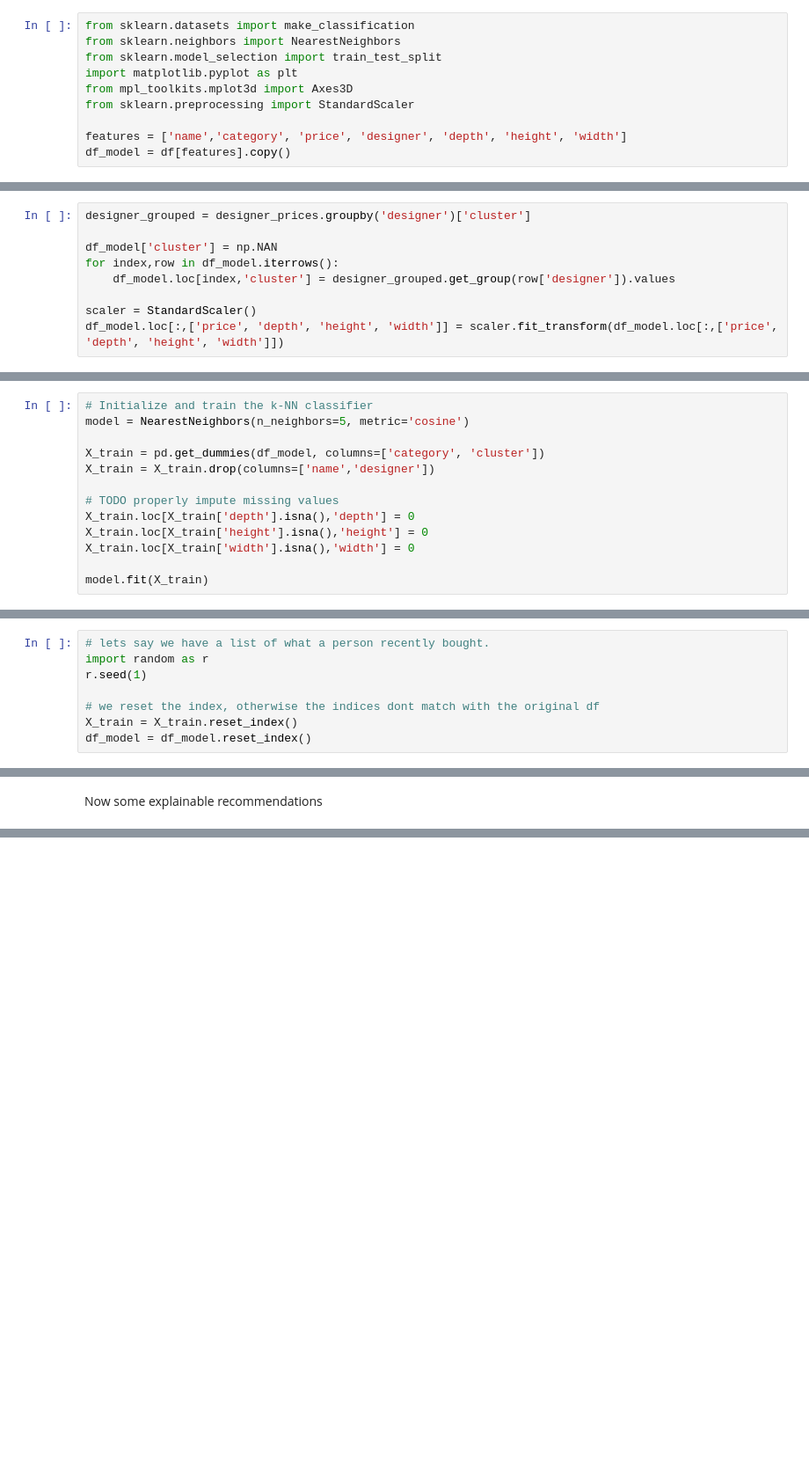
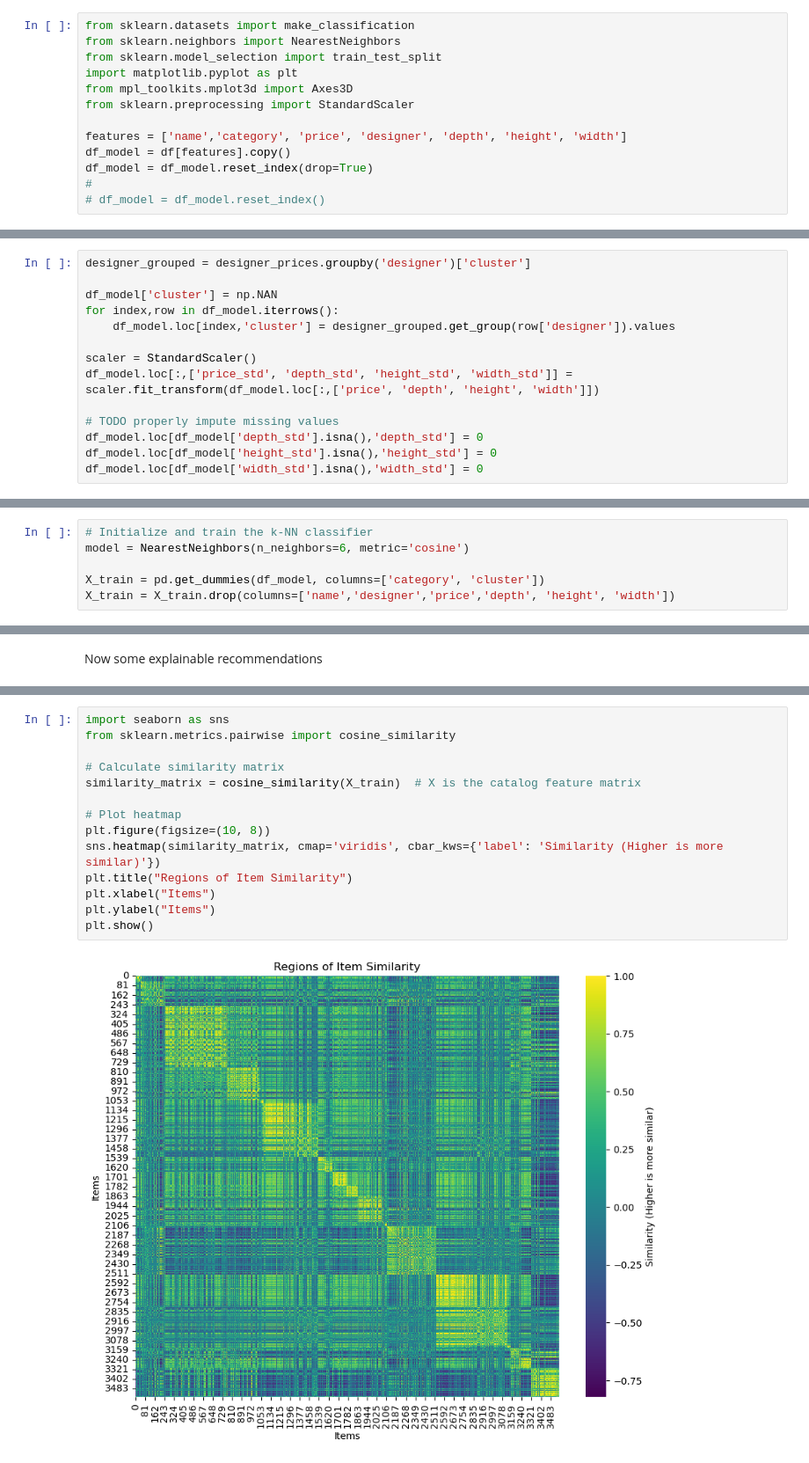
Before and after one commit to noah18c/IVDA_G10, a Jupyter notebook: group10_g2.ipynb, the cells around one changed output, grey strips where cells are left out. Shown at 88% size. Saved outputs shown, nothing was run; the diff lists cells and outputs as text; blank space fills up the shorter version.

```diff
--- a/group10_g2.ipynb
+++ b/group10_g2.ipynb
@@ -336,6 +342,9 @@ from sklearn.preprocessing import StandardScaler
 
 features = ['name','category', 'price', 'designer', 'depth', 'height', 'width']
 df_model = df[features].copy()
+df_model = df_model.reset_index(drop=True)
+#
+# df_model = df_model.reset_index()
 # %%
 # Now we will create a new feature that is based on hierarchical cluster
 # We calculate the average price for each designer
@@ -410,19 +414,17 @@ for index,row in df_model.iterrows():
     df_model.loc[index,'cluster'] = designer_grouped.get_group(row['designer']).values
 
 scaler = StandardScaler()
-df_model.loc[:,['price', 'depth', 'height', 'width']] = scaler.fit_transform(df_model.loc[:,['price', 'depth', 'height', 'width']])
+df_model.loc[:,['price_std', 'depth_std', 'height_std', 'width_std']] = scaler.fit_transform(df_model.loc[:,['price', 'depth', 'height', 'width']])
+
+# TODO properly impute missing values
+df_model.loc[df_model['depth_std'].isna(),'depth_std'] = 0
+df_model.loc[df_model['height_std'].isna(),'height_std'] = 0
+df_model.loc[df_model['width_std'].isna(),'width_std'] = 0
 # %% [markdown]
 From here on we will use this cluster as a filter, which will help with our explainable recommendations.
 # %%
 # Initialize and train the k-NN classifier
-model = NearestNeighbors(n_neighbors=5, metric='cosine')
+model = NearestNeighbors(n_neighbors=6, metric='cosine')
 
 X_train = pd.get_dummies(df_model, columns=['category', 'cluster'])
-X_train = X_train.drop(columns=['name','designer'])
-
-# TODO properly impute missing values
-X_train.loc[X_train['depth'].isna(),'depth'] = 0
-X_train.loc[X_train['height'].isna(),'height'] = 0
-X_train.loc[X_train['width'].isna(),'width'] = 0
-
-model.fit(X_train)
+X_train = X_train.drop(columns=['name','designer','price','depth', 'height', 'width'])
@@ -455,12 +464,4 @@ print(similar_indices.shape)
 (3553, 5)
 # %% [markdown]
 Now lets say we have some new data, how does this look?
-# %%
-# lets say we have a list of what a person recently bought.
-import random as r
-r.seed(1)
-
-# we reset the index, otherwise the indices dont match with the original df
-X_train = X_train.reset_index()
-df_model = df_model.reset_index()
 # %%
@@ -539,0 +575,16 @@ The average cosine similarity of this item to the items you bought is: 0.993
+# %%
+import seaborn as sns
+from sklearn.metrics.pairwise import cosine_similarity
+
+# Calculate similarity matrix
+similarity_matrix = cosine_similarity(X_train)  # X is the catalog feature matrix
+
+# Plot heatmap
+plt.figure(figsize=(10, 8))
+sns.heatmap(similarity_matrix, cmap='viridis', cbar_kws={'label': 'Similarity (Higher is more similar)'})
+plt.title("Regions of Item Similarity")
+plt.xlabel("Items")
+plt.ylabel("Items")
+plt.show()
+# %% [output]
+[figure, added]
```
Also changed, not shown: parts of 16 cells of this notebook.
